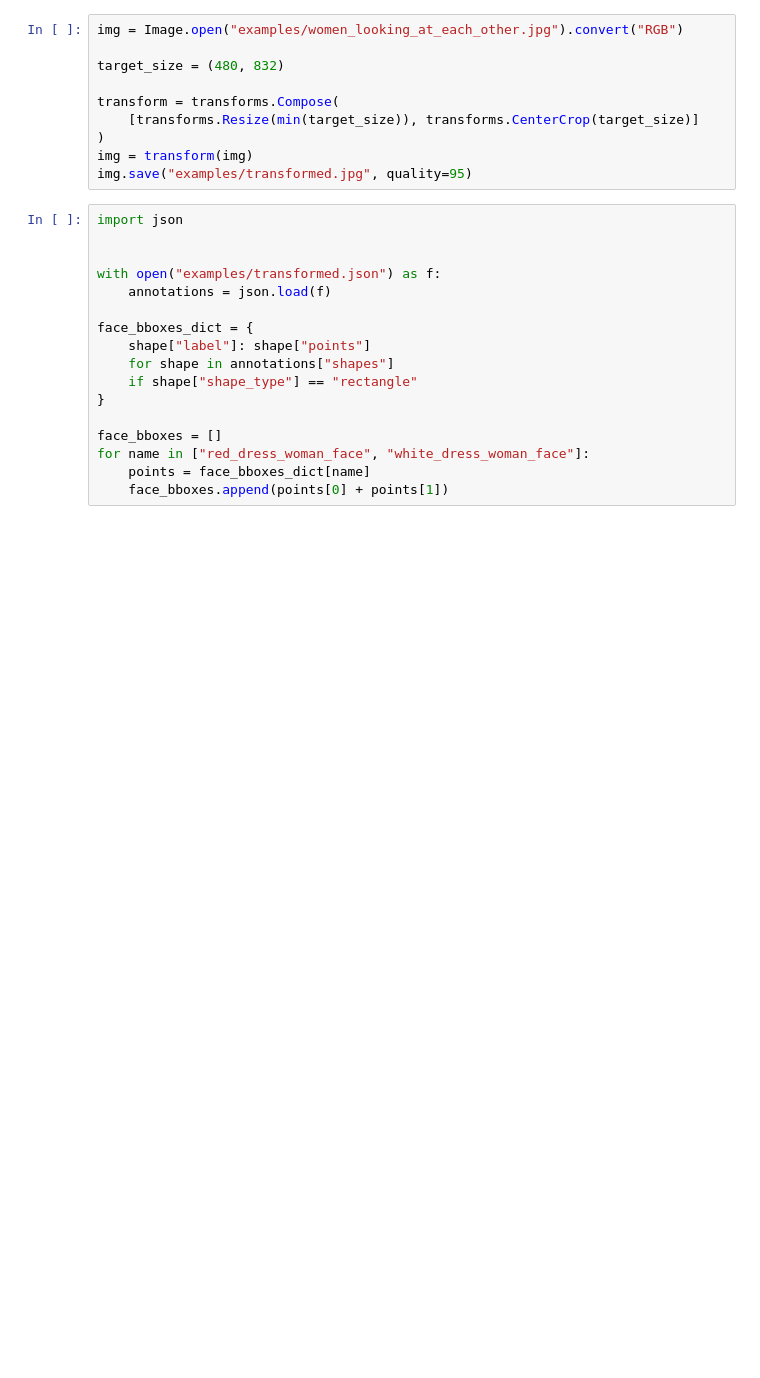
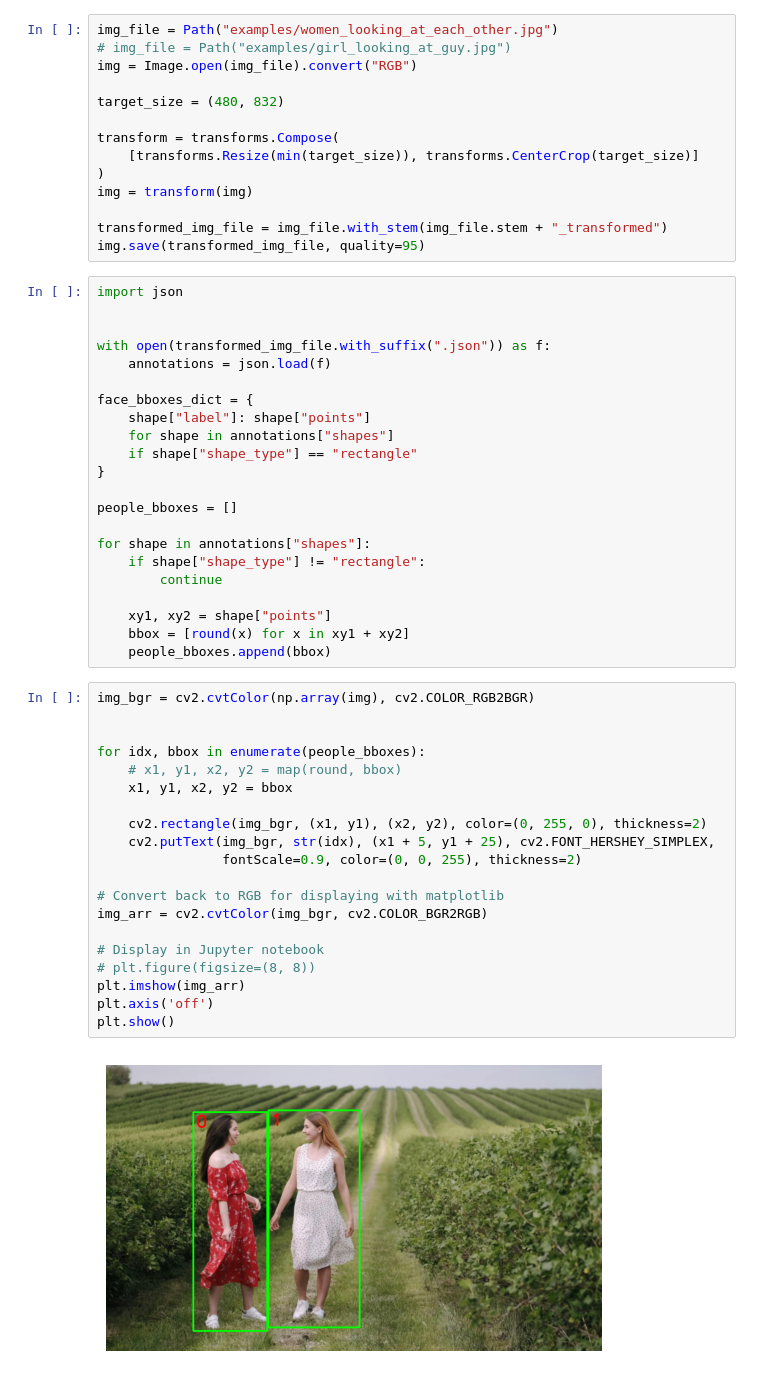
Before and after one commit to ZappD0S/wan-attention-bias, a Jupyter notebook: ref_attention_map.ipynb, the cells around one changed output. Saved outputs shown, nothing was run; the diff lists cells and outputs as text; blank space fills up the shorter version.

```diff
--- a/ref_attention_map.ipynb
+++ b/ref_attention_map.ipynb
@@ -20,5 +28,7 @@ warnings.filterwarnings("ignore", category=FutureWarning, message=".*torch.cuda.
 # %%
-img = Image.open("examples/women_looking_at_each_other.jpg").convert("RGB")
+img_file = Path("examples/women_looking_at_each_other.jpg")
+# img_file = Path("examples/girl_looking_at_guy.jpg")
+img = Image.open(img_file).convert("RGB")
 
 target_size = (480, 832)
 
@@ -26,12 +36,14 @@ transform = transforms.Compose(
     [transforms.Resize(min(target_size)), transforms.CenterCrop(target_size)]
 )
 img = transform(img)
-img.save("examples/transformed.jpg", quality=95)
+
+transformed_img_file = img_file.with_stem(img_file.stem + "_transformed")
+img.save(transformed_img_file, quality=95)
 # %%
 import json
 
 
-with open("examples/transformed.json") as f:
+with open(transformed_img_file.with_suffix(".json")) as f:
     annotations = json.load(f)
 
 face_bboxes_dict = {
@@ -40,10 +52,37 @@ face_bboxes_dict = {
     if shape["shape_type"] == "rectangle"
 }
 
-face_bboxes = []
-for name in ["red_dress_woman_face", "white_dress_woman_face"]:
-    points = face_bboxes_dict[name]
-    face_bboxes.append(points[0] + points[1])
+people_bboxes = []
+
+for shape in annotations["shapes"]:
+    if shape["shape_type"] != "rectangle":
+        continue
+
+    xy1, xy2 = shape["points"]
+    bbox = [round(x) for x in xy1 + xy2]
+    people_bboxes.append(bbox)
+# %%
+img_bgr = cv2.cvtColor(np.array(img), cv2.COLOR_RGB2BGR)
+
+
+for idx, bbox in enumerate(people_bboxes):
+    # x1, y1, x2, y2 = map(round, bbox)
+    x1, y1, x2, y2 = bbox
+
+    cv2.rectangle(img_bgr, (x1, y1), (x2, y2), color=(0, 255, 0), thickness=2)
+    cv2.putText(img_bgr, str(idx), (x1 + 5, y1 + 25), cv2.FONT_HERSHEY_SIMPLEX,
+                fontScale=0.9, color=(0, 0, 255), thickness=2)
+
+# Convert back to RGB for displaying with matplotlib
+img_arr = cv2.cvtColor(img_bgr, cv2.COLOR_BGR2RGB)
+
+# Display in Jupyter notebook
+# plt.figure(figsize=(8, 8))
+plt.imshow(img_arr)
+plt.axis('off')
+plt.show()
+# %% [output]
+[figure, added]
 # %%
 def create_bbox_mask(bbox, image_size):
     """
```
Also changed, not shown: parts of 13 cells of this notebook, 7 other files.
